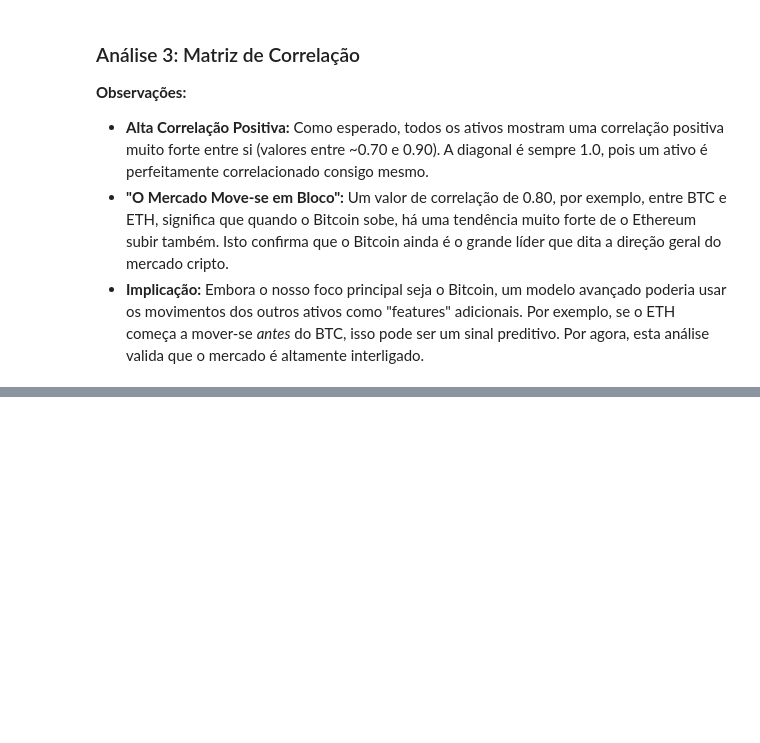
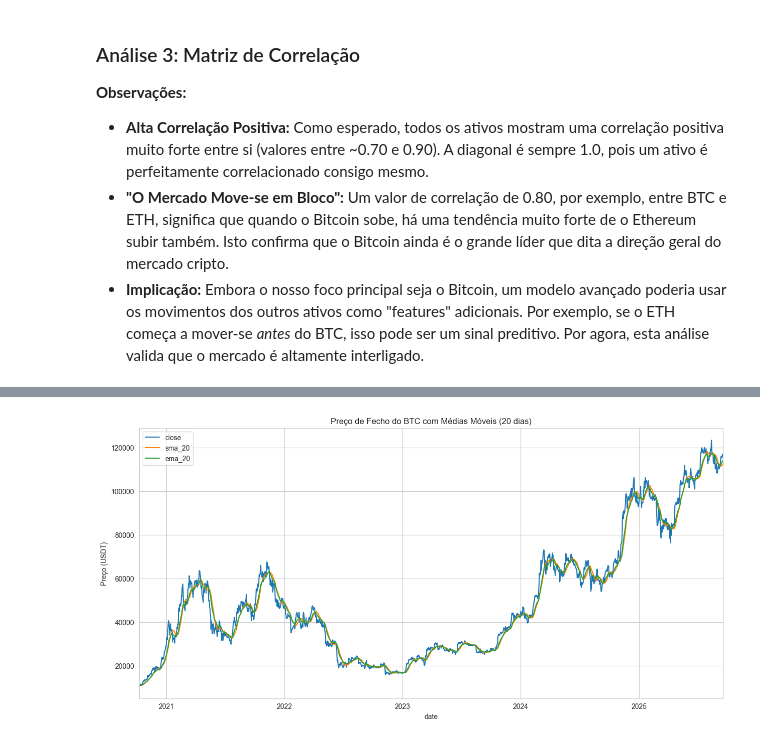
Before and after one commit to bernini10/oraculo-de-bitcoin, a Jupyter notebook: notebooks/01-Data-Exploration.ipynb, the cells around one changed output, grey strips where cells are left out. Cells and saved outputs as stored; diff of their text form; code cells hidden in the pictures; blank space fills up the shorter version.

```diff
--- a/notebooks/01-Data-Exploration.ipynb
+++ b/notebooks/01-Data-Exploration.ipynb
@@ -197,0 +202,24 @@ Matriz de Correlação (Valores Numéricos):
+# %%
+# CÉLULA 8: Engenharia de Features - Indicadores Clássicos
+
+# Vamos usar o dataframe do Bitcoin (df) que já carregámos
+df_features = df.copy() # Criar uma cópia para não alterar o original
+
+# 1. Média Móvel Simples (SMA) de 20 dias
+df_features['sma_20'] = df_features['close'].rolling(window=20).mean()
+
+# 2. Média Móvel Exponencial (EMA) de 20 dias
+df_features['ema_20'] = df_features['close'].ewm(span=20, adjust=False).mean()
+
+# 3. Índice de Força Relativa (RSI) de 14 dias
+delta = df_features['close'].diff()
+gain = (delta.where(delta > 0, 0)).rolling(window=14).mean()
+loss = (-delta.where(delta < 0, 0)).rolling(window=14).mean()
+rs = gain / loss
+df_features['rsi_14'] = 100 - (100 / (1 + rs))
+
+# Remover as linhas iniciais que terão valores nulos (NaN) após o cálculo
+df_features.dropna(inplace=True)
+
+print("Novas features calculadas com sucesso!")
+display(df_features.head())
@@ -197,0 +235,10 @@ Matriz de Correlação (Valores Numéricos):
+# %%
+# CÉLULA 9: Visualizar as Médias Móveis
+
+# Plotar o preço de fecho, a SMA e a EMA no mesmo gráfico
+df_features[['close', 'sma_20', 'ema_20']].plot(figsize=(15, 7))
+plt.title('Preço de Fecho do BTC com Médias Móveis (20 dias)')
+plt.ylabel('Preço (USDT)')
+plt.show()
+# %% [output]
+[figure, added]
```
Also changed, not shown: parts of 6 cells of this notebook.
